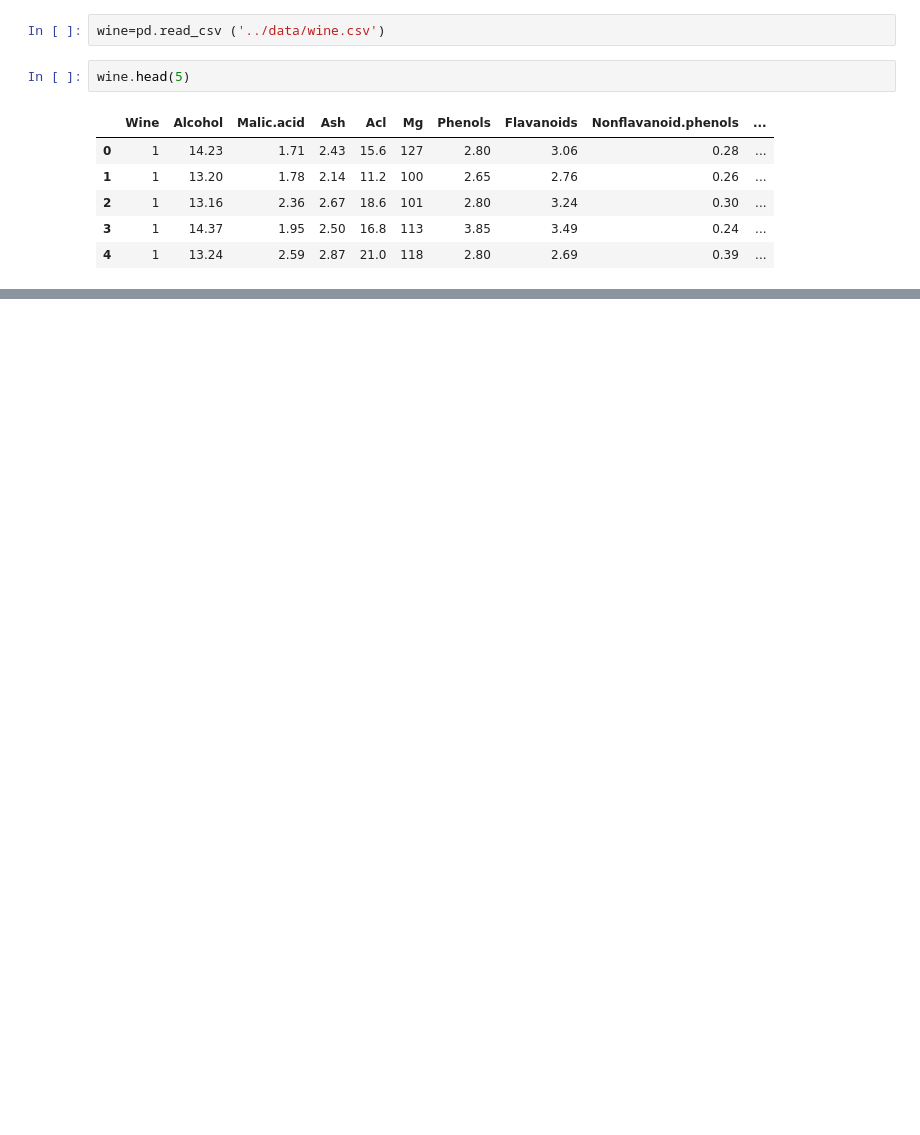
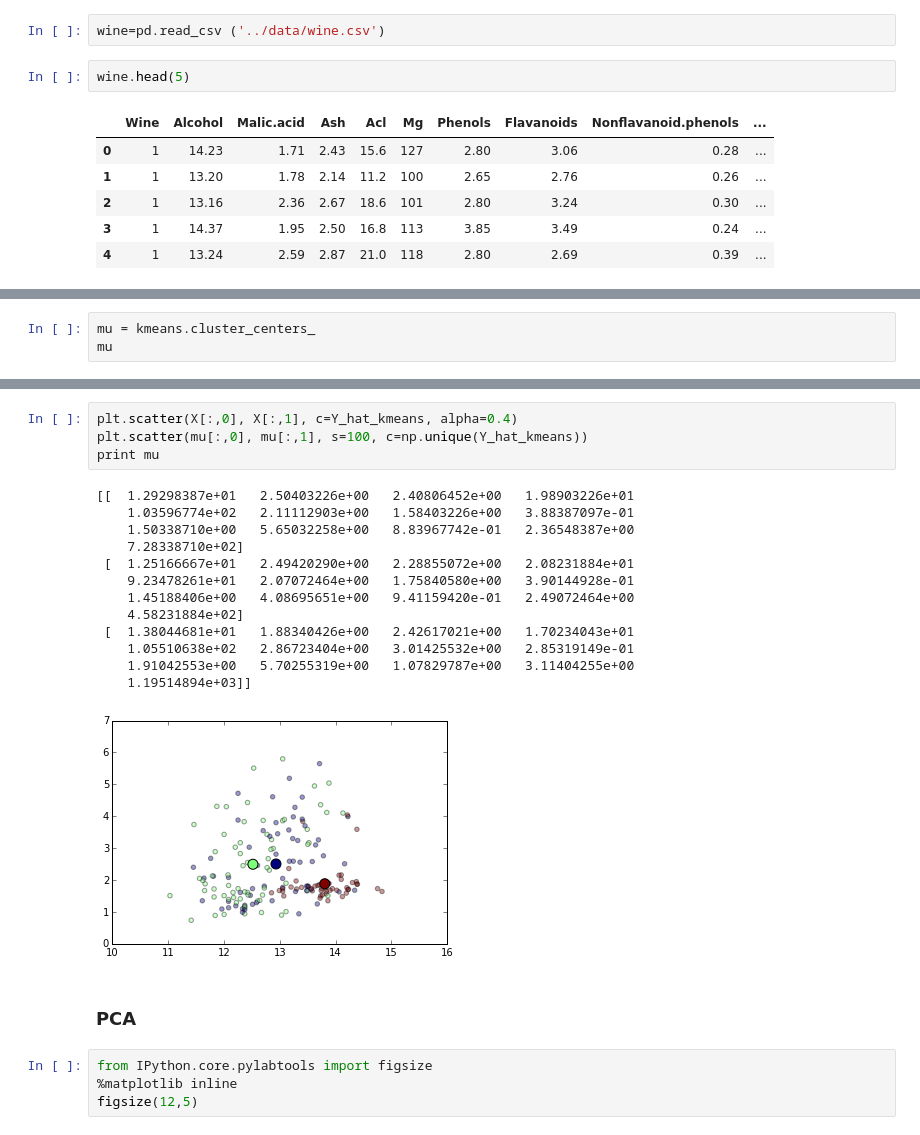
Before and after one commit to DKAllgeier/DAT_SF_11, a Jupyter notebook: homeworks/hw4/hw_4-DKA.ipynb, the cells around one changed output, grey strips where cells are left out. Saved outputs shown, nothing was run; the diff lists cells and outputs as text; blank space fills up the shorter version.

```diff
--- a/homeworks/hw4/hw_4-DKA.ipynb
+++ b/homeworks/hw4/hw_4-DKA.ipynb
@@ -32,0 +64,3 @@ wine.head(5)
+# %%
+mu = kmeans.cluster_centers_
+mu
@@ -32,0 +91,24 @@ wine.head(5)
+# %%
+plt.scatter(X[:,0], X[:,1], c=Y_hat_kmeans, alpha=0.4)
+plt.scatter(mu[:,0], mu[:,1], s=100, c=np.unique(Y_hat_kmeans))
+print mu
+# %% [output]
+[[  1.29298387e+01   2.50403226e+00   2.40806452e+00   1.98903226e+01
+    1.03596774e+02   2.11112903e+00   1.58403226e+00   3.88387097e-01
+    1.50338710e+00   5.65032258e+00   8.83967742e-01   2.36548387e+00
+    7.28338710e+02]
+ [  1.25166667e+01   2.49420290e+00   2.28855072e+00   2.08231884e+01
+    9.23478261e+01   2.07072464e+00   1.75840580e+00   3.90144928e-01
+    1.45188406e+00   4.08695651e+00   9.41159420e-01   2.49072464e+00
+    4.58231884e+02]
+ [  1.38044681e+01   1.88340426e+00   2.42617021e+00   1.70234043e+01
+    1.05510638e+02   2.86723404e+00   3.01425532e+00   2.85319149e-01
+    1.91042553e+00   5.70255319e+00   1.07829787e+00   3.11404255e+00
+    1.19514894e+03]]
+[figure, added]
+# %% [markdown]
+### PCA
+# %%
+from IPython.core.pylabtools import figsize
+%matplotlib inline
+figsize(12,5)
```
Also changed, not shown: parts of 25 cells of this notebook, 1 other file.
